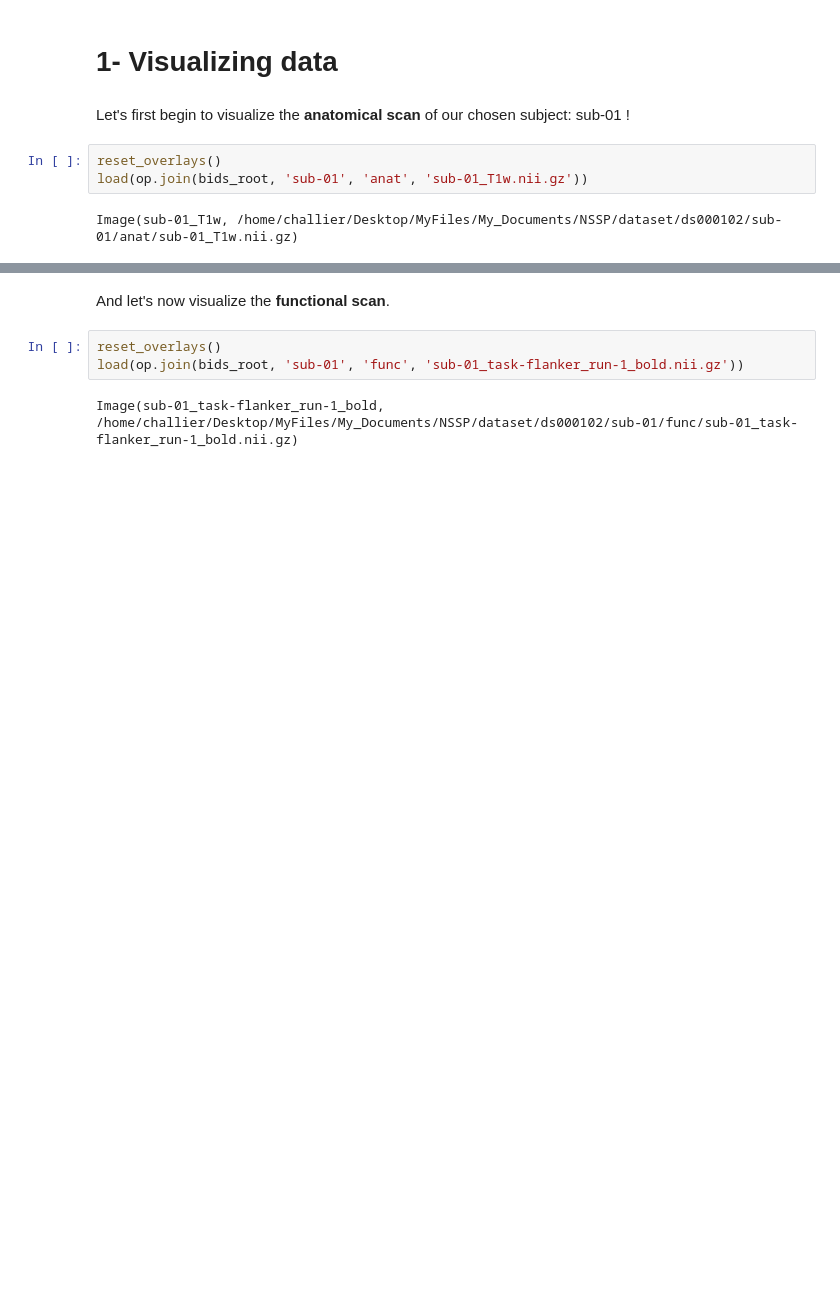
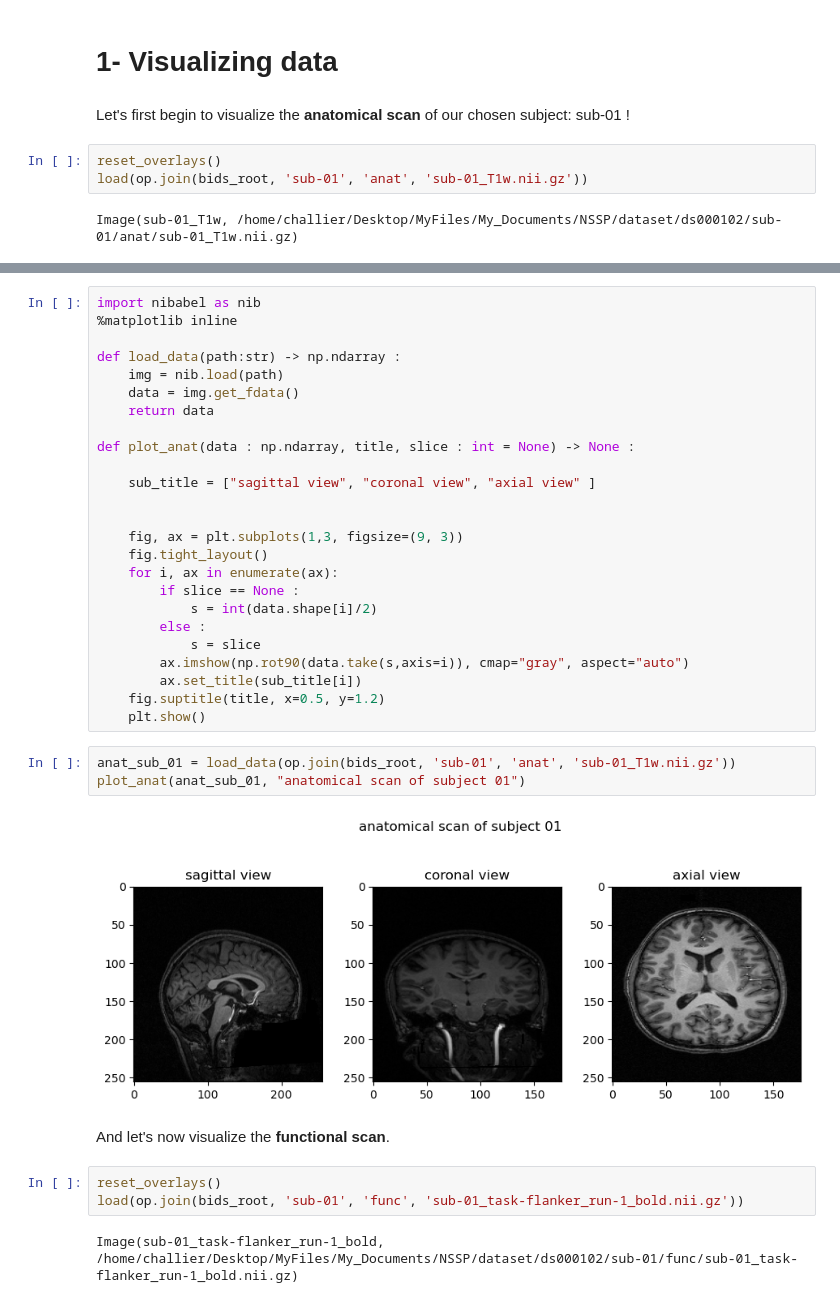
Before and after one commit to claireFriedrich/NSSP, a Jupyter notebook: MiniProject1.ipynb, the cells around one changed output, grey strips where cells are left out. Saved outputs shown, nothing was run; the diff lists cells and outputs as text; blank space fills up the shorter version.

```diff
--- a/MiniProject1.ipynb
+++ b/MiniProject1.ipynb
@@ -125,6 +125,36 @@ load(op.join(bids_root, 'sub-01', 'anat', 'sub-01_T1w.nii.gz'))
 Image(sub-01_T1w, /home/challier/Desktop/MyFiles/My_Documents/NSSP/dataset/ds000102/sub-01/anat/sub-01_T1w.nii.gz)
 # %% [markdown]
 <img src="imgs/vis_anat.png">
+# %%
+import nibabel as nib
+%matplotlib inline
+
+def load_data(path:str) -> np.ndarray :
+    img = nib.load(path)
+    data = img.get_fdata()
+    return data
+
+def plot_anat(data : np.ndarray, title, slice : int = None) -> None :
+
+    sub_title = ["sagittal view", "coronal view", "axial view" ]
+
+
+    fig, ax = plt.subplots(1,3, figsize=(9, 3))
+    fig.tight_layout()
+    for i, ax in enumerate(ax):
+        if slice == None :
+            s = int(data.shape[i]/2)
+        else :
+            s = slice
+        ax.imshow(np.rot90(data.take(s,axis=i)), cmap="gray", aspect="auto")
+        ax.set_title(sub_title[i])
+    fig.suptitle(title, x=0.5, y=1.2)
+    plt.show()
+# %%
+anat_sub_01 = load_data(op.join(bids_root, 'sub-01', 'anat', 'sub-01_T1w.nii.gz'))
+plot_anat(anat_sub_01, "anatomical scan of subject 01")
+# %% [output]
+[figure, added]
 # %% [markdown]
 And let's now visualize the **functional scan**.
 # %%
```
Also changed, not shown: parts of 64 cells of this notebook.
